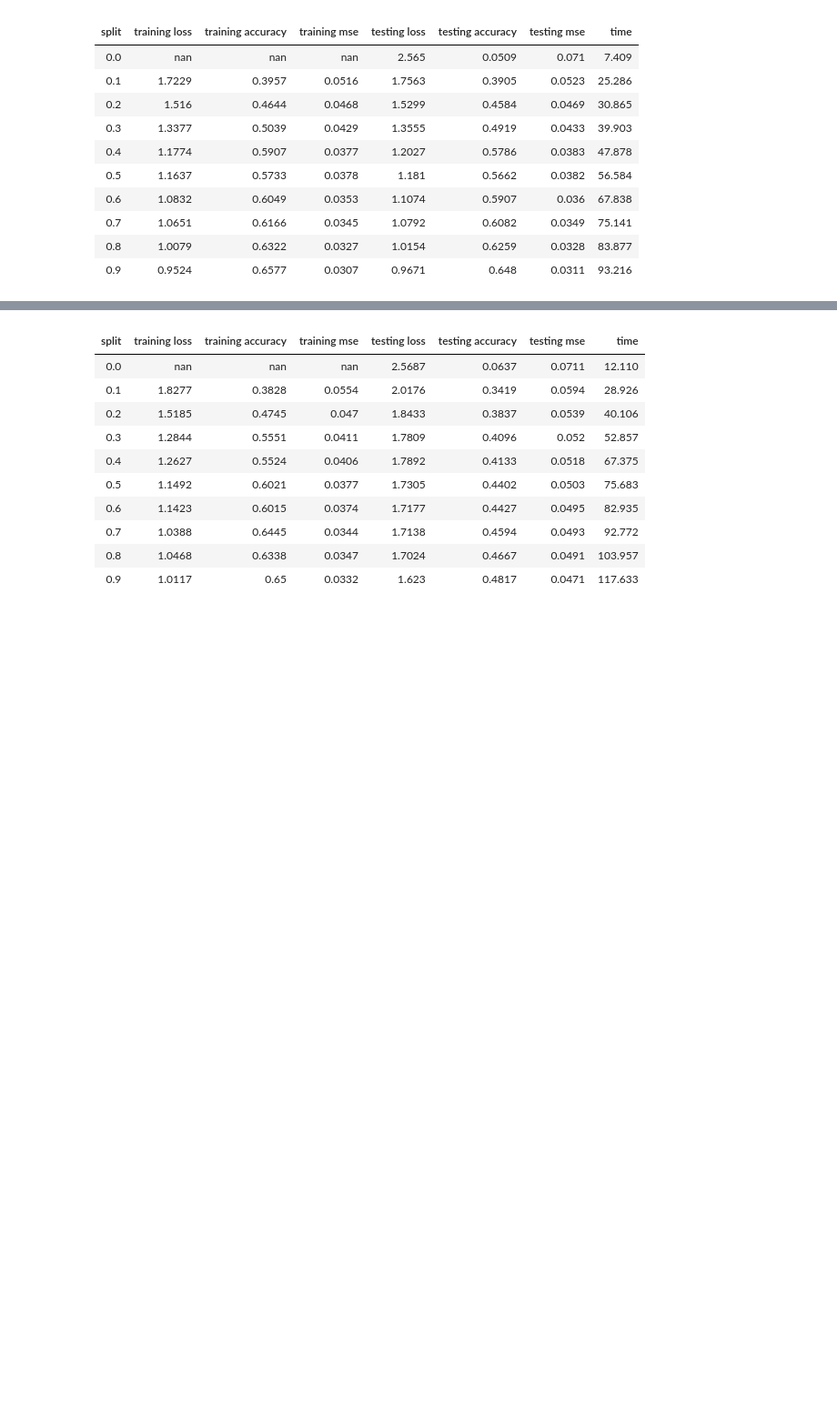
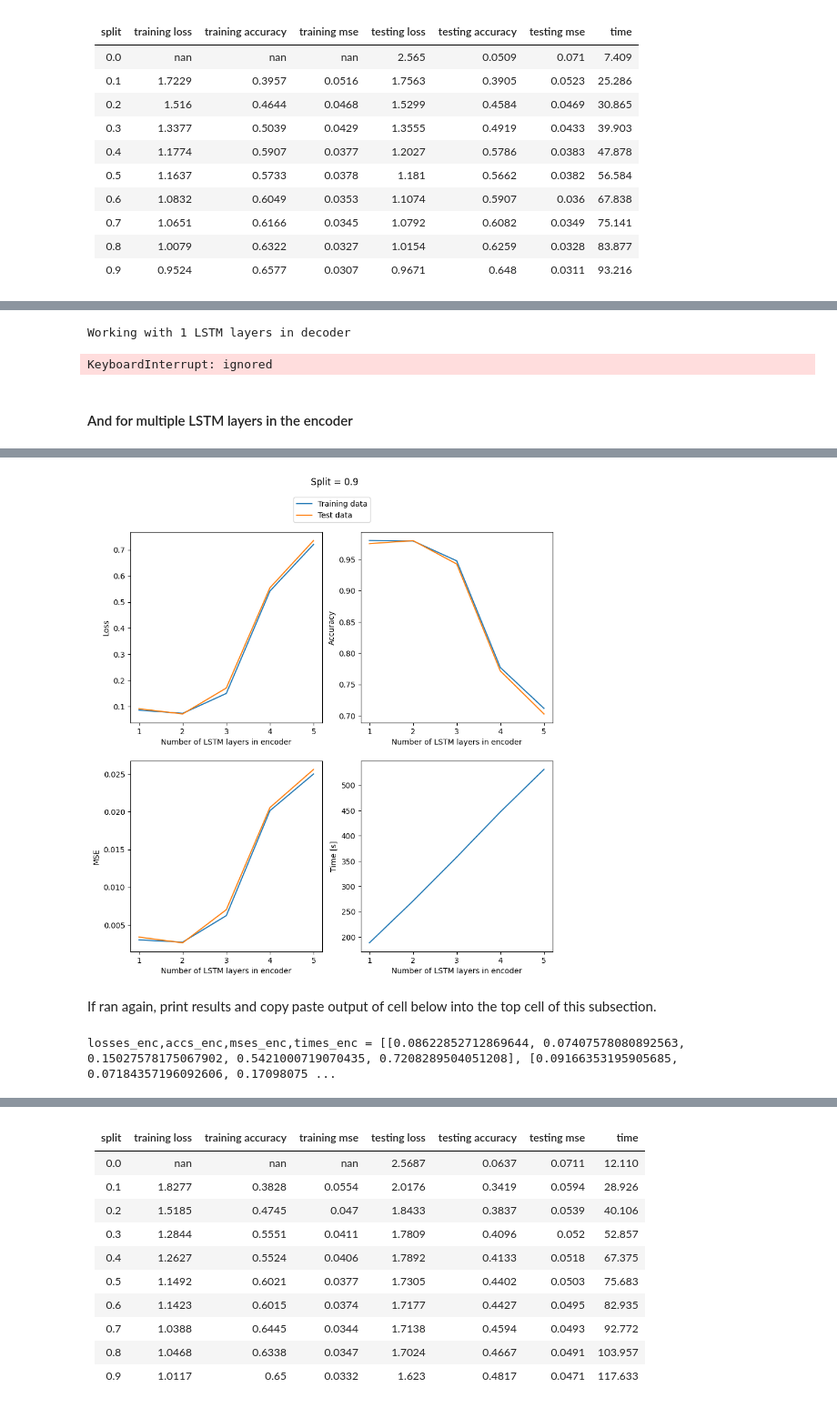
Before and after one commit to Spijkerberg/IDL-A2, a Jupyter notebook: individual_solns/A2_menno_tim.ipynb, the cells around one changed output, grey strips where cells are left out. Shown at 91% size. Saved outputs shown, nothing was run; the diff lists cells and outputs as text; code cells hidden in the pictures; blank space fills up the shorter version.

```diff
--- a/individual_solns/A2_menno_tim.ipynb
+++ b/individual_solns/A2_menno_tim.ipynb
@@ -390,17 +346,0 @@ for n in ns:
-# %%
-
-fig,axes = plt.subplots(2,2,figsize=(10,10))
-axes = axes.reshape(4)
-plt.suptitle(f"Split = {split}")
-biglist = [losses,accs,mses]
-labels = ['Loss','Accuracy','MSE']
-for i,metric in enumerate(biglist):
-  axes[i].plot(ns,metric[0],label='Training data')
-  axes[i].plot(ns,metric[1],label='Test data')
-  axes[i].set_ylabel(labels[i])
-  axes[i].set_xlabel("Number of LSTM layers in decoder")
-
-axes[-1].plot(ns,times)
-axes[-1].set_ylabel("Time [s]")
-axes[-1].set_xlabel("Number of LSTM layers in decoder")
-plt.show()
@@ -725,0 +711,18 @@ plt.show()
+# %%
+best_kwargs = {'batch_size':32,
+               'validation_split':0.1,
+               'epochs':20}
+
+losses,accs,mses,times = encode_decode_layers()
+# %% [output]
+Working with 1 LSTM layers in decoder
+KeyboardInterrupt: ignored
+# %% [markdown]
+#### And for multiple LSTM layers in the encoder
+# %%
+best_kwargs = {'batch_size':32,
+               'validation_split':0.1,
+               'epochs':20}
+
+losses_enc,accs_enc,mses_enc,times_enc = encode_decode_layers(part='encoder')
+# %% [output]
@@ -726,3 +748,13 @@ plt.show()
+[figure, added]
+# %% [markdown]
+If ran again, print results and copy paste output of cell below into the top cell of this subsection.
+# %%
+print("losses,accs,mses,times = ",end='')
+print(f'{losses},{accs},{mses},{times}')
+print("losses_enc,accs_enc,mses_enc,times_enc = ",end='')
+print(f'{losses_enc},{accs_enc},{mses_enc},{times_enc}')
+# %% [output]
+losses_enc,accs_enc,mses_enc,times_enc = [[0.08622852712869644, 0.07407578080892563, 0.15027578175067902, 0.5421000719070435, 0.7208289504051208], [0.09166353195905685, 0.07184357196092606, 0.17098075 ...
 # %% [markdown]
 
 ---
```
Also changed, not shown: parts of 42 cells of this notebook.
